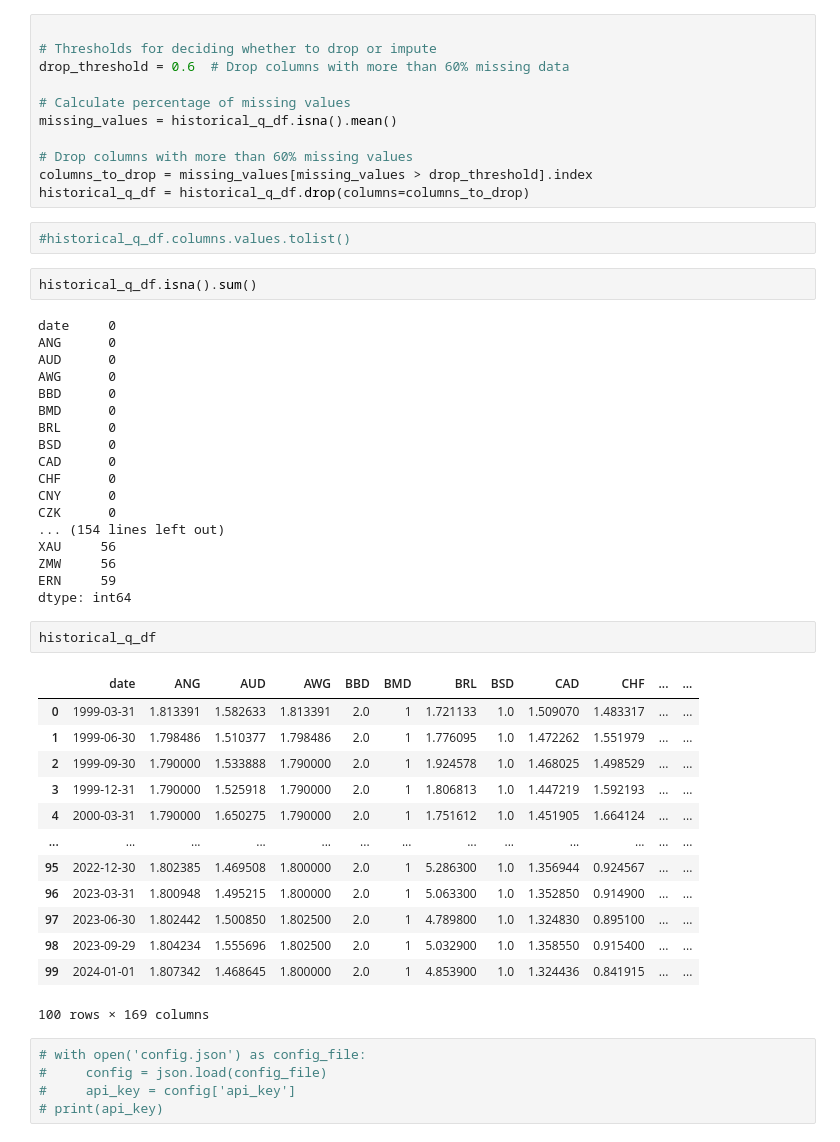
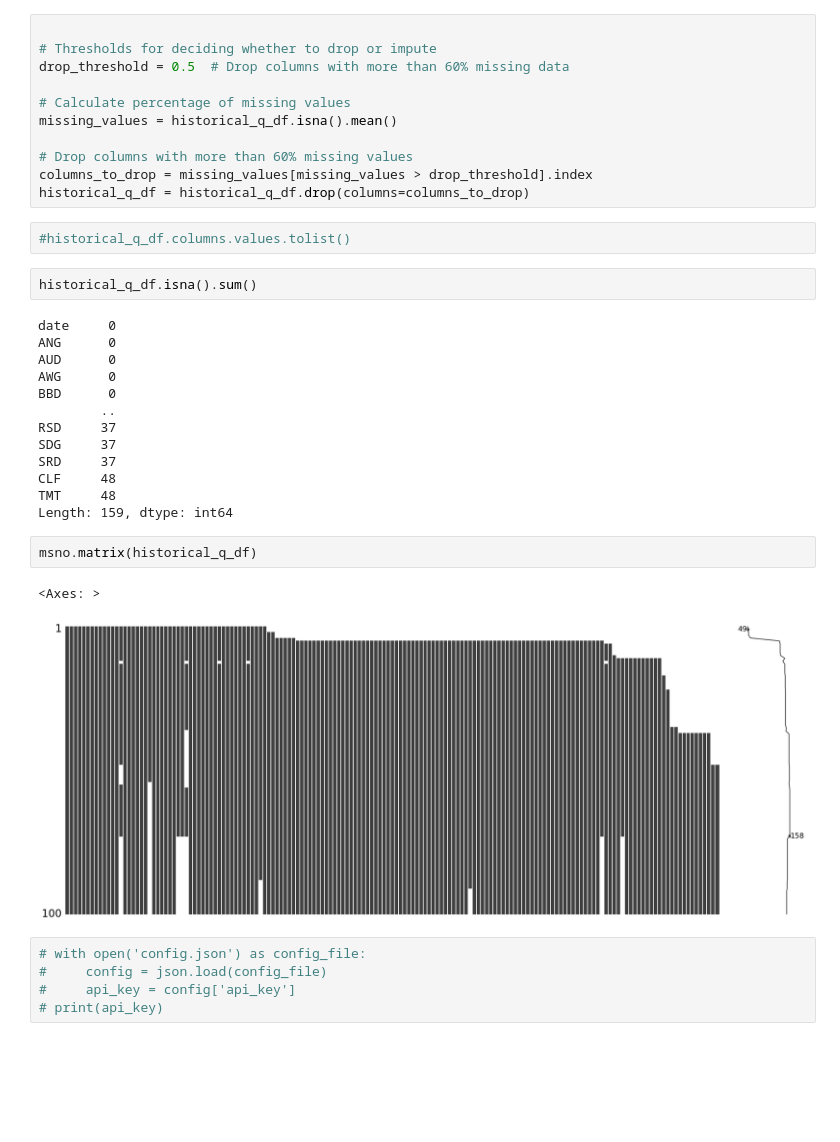
Before and after one commit to salu218/Api_test, a Jupyter notebook: Exchange_rate.ipynb, the cells around one changed output. Saved outputs shown, nothing was run; the diff lists cells and outputs as text; blank space fills up the shorter version.

Commit message:
handling data sparsity

```diff
--- a/Exchange_rate.ipynb
+++ b/Exchange_rate.ipynb
@@ -296,7 +297,7 @@ Length: 184, dtype: int64
 # %%
 
 # Thresholds for deciding whether to drop or impute
-drop_threshold = 0.6  # Drop columns with more than 60% missing data
+drop_threshold = 0.5  # Drop columns with more than 60% missing data
 
 # Calculate percentage of missing values
 missing_values = historical_q_df.isna().mean()
@@ -314,34 +315,18 @@ ANG      0
 AUD      0
 AWG      0
 BBD      0
-BMD      0
-BRL      0
-BSD      0
-CAD      0
-CHF      0
-CNY      0
-CZK      0
-... (154 lines left out)
-XAU     56
-ZMW     56
-ERN     59
-dtype: int64
+        ..
+RSD     37
+SDG     37
+SRD     37
+CLF     48
+TMT     48
+Length: 159, dtype: int64
 # %%
-historical_q_df
+msno.matrix(historical_q_df)
 # %% [output]
-|  | date | ANG | AUD | AWG | BBD | BMD | BRL | BSD | CAD | CHF | ... | ... |
-| 0 | 1999-03-31 | 1.813391 | 1.582633 | 1.813391 | 2.0 | 1 | 1.721133 | 1.0 | 1.509070 | 1.483317 | ... | ... |
-| 1 | 1999-06-30 | 1.798486 | 1.510377 | 1.798486 | 2.0 | 1 | 1.776095 | 1.0 | 1.472262 | 1.551979 | ... | ... |
-| 2 | 1999-09-30 | 1.790000 | 1.533888 | 1.790000 | 2.0 | 1 | 1.924578 | 1.0 | 1.468025 | 1.498529 | ... | ... |
-| 3 | 1999-12-31 | 1.790000 | 1.525918 | 1.790000 | 2.0 | 1 | 1.806813 | 1.0 | 1.447219 | 1.592193 | ... | ... |
-| 4 | 2000-03-31 | 1.790000 | 1.650275 | 1.790000 | 2.0 | 1 | 1.751612 | 1.0 | 1.451905 | 1.664124 | ... | ... |
-| ... | ... | ... | ... | ... | ... | ... | ... | ... | ... | ... | ... | ... |
-| 95 | 2022-12-30 | 1.802385 | 1.469508 | 1.800000 | 2.0 | 1 | 5.286300 | 1.0 | 1.356944 | 0.924567 | ... | ... |
-| 96 | 2023-03-31 | 1.800948 | 1.495215 | 1.800000 | 2.0 | 1 | 5.063300 | 1.0 | 1.352850 | 0.914900 | ... | ... |
-| 97 | 2023-06-30 | 1.802442 | 1.500850 | 1.802500 | 2.0 | 1 | 4.789800 | 1.0 | 1.324830 | 0.895100 | ... | ... |
-| 98 | 2023-09-29 | 1.804234 | 1.555696 | 1.802500 | 2.0 | 1 | 5.032900 | 1.0 | 1.358550 | 0.915400 | ... | ... |
-| 99 | 2024-01-01 | 1.807342 | 1.468645 | 1.800000 | 2.0 | 1 | 4.853900 | 1.0 | 1.324436 | 0.841915 | ... | ... |
-100 rows × 169 columns
+<Axes: >
+[figure, added]
 # %%
 # with open('config.json') as config_file:
 #     config = json.load(config_file)
```
Also changed, not shown: parts of 7 cells of this notebook.
